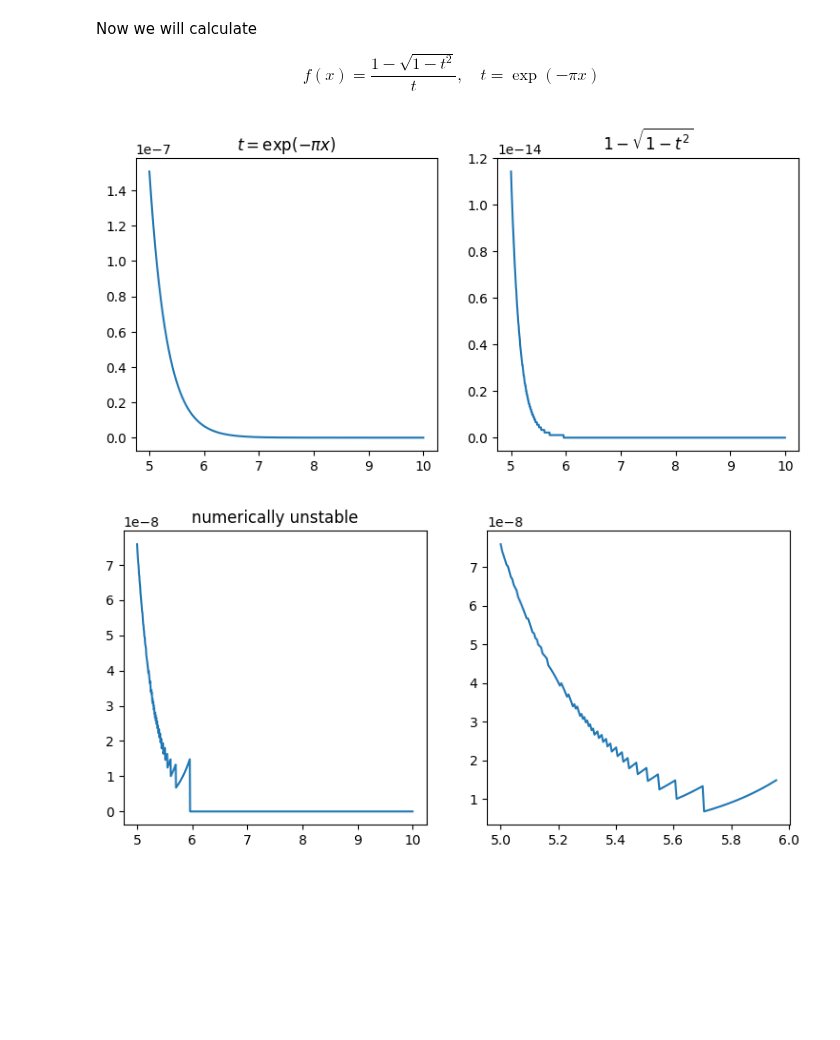
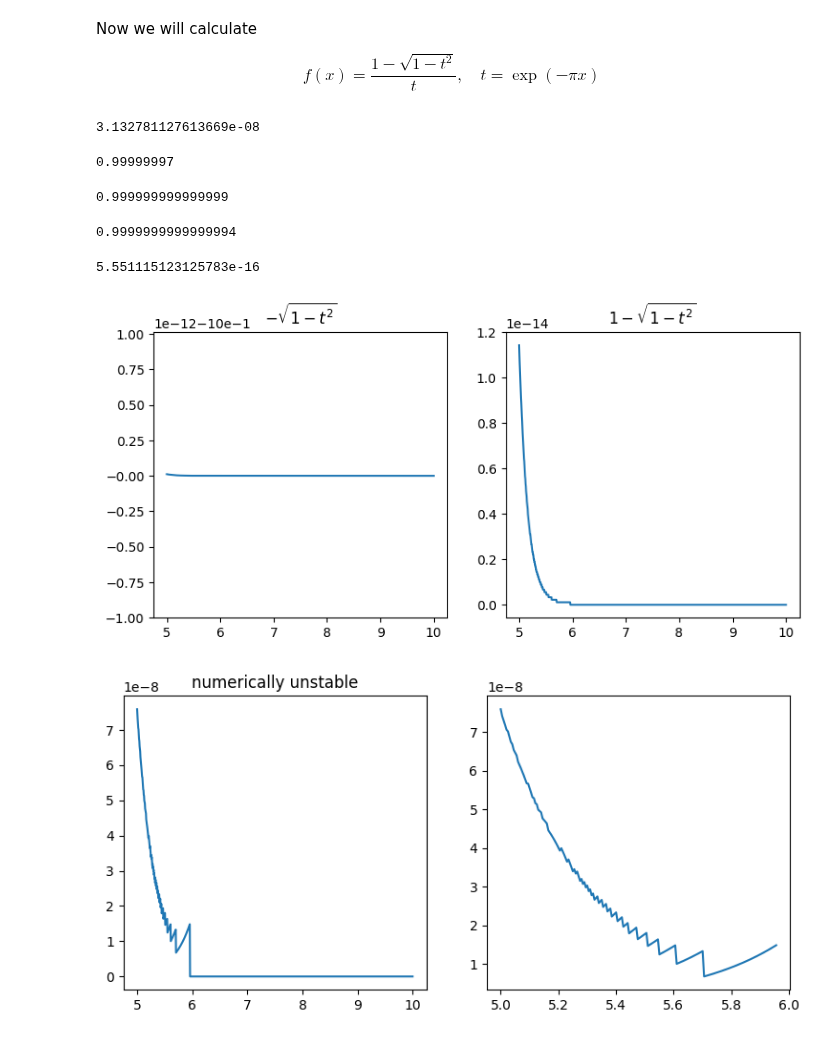
Before and after one commit to oceanumeric/Applied-Mathematics, a Jupyter notebook: volume1/The-QR-Decomposition.ipynb, the cells around one changed output. Cells and saved outputs as stored; diff of their text form; code cells hidden in the pictures; blank space fills up the shorter version.

```diff
--- a/volume1/The-QR-Decomposition.ipynb
+++ b/volume1/The-QR-Decomposition.ipynb
@@ -254,16 +254,37 @@ print(diff_sng)
 Now we will calculate
 
 $$f(x) = \frac{1-\sqrt{1-t^2}}{t}, \quad t = \exp(-\pi x)$$
+# %%
+t = np.exp(-np.pi*5.5)
+t
+# %% [output]
+3.132781127613669e-08
+# %%
+1-3e-8
+# %% [output]
+0.99999997
+# %%
+1-t**2
+# %% [output]
+0.999999999999999
+# %%
+np.sqrt(1-t**2)
+# %% [output]
+0.9999999999999994
+# %%
+1-np.sqrt(1-t**2)
+# %% [output]
+5.551115123125783e-16
 # %%
 fig, axes = plt.subplots(1, 2, figsize=(9, 4))
 xx = np.linspace(5, 10, 1000)
 t = np.exp(-np.pi*xx)
-axes[0].plot(xx, t);
-axes[0].set_title(r'$t = \exp(-\pi x)$');
+axes[0].plot(xx, -np.sqrt(1-t**2));
+axes[0].set_title(r'$-\sqrt{1-t^2}$');
 axes[1].plot(xx, 1-np.sqrt(1-t**2))
 axes[1].set_title(r'$1-\sqrt{1-t^2}$');
 # %% [output]
-[figure, old version]
+[figure, new version]
 # %%
 # https://scicomp.stackexchange.com/questions/14795/how-to-avoid-catastrophic-cancellation-in-python-function
 def func(x):
```
Also changed, not shown: parts of 2 cells of this notebook.
